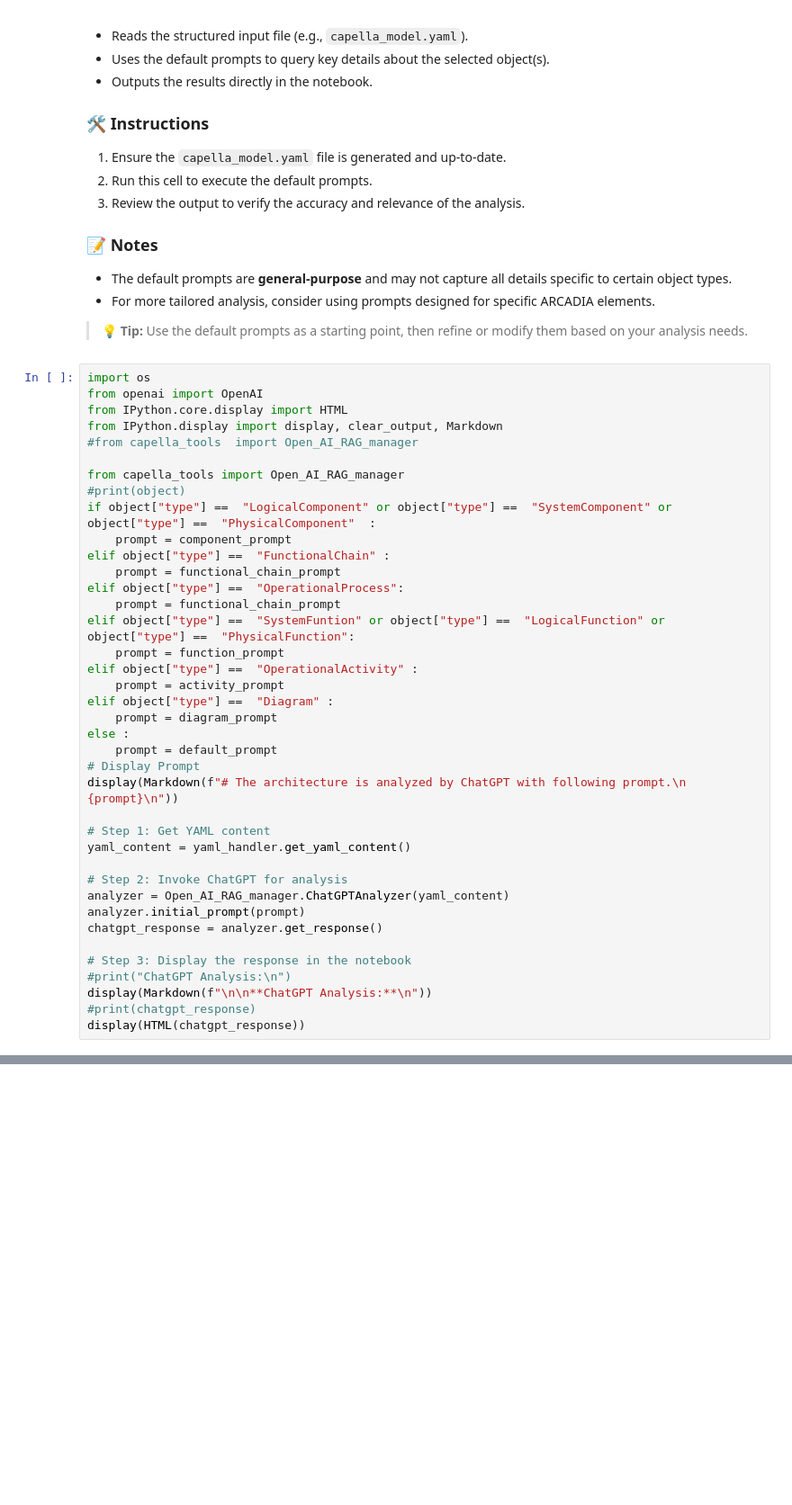
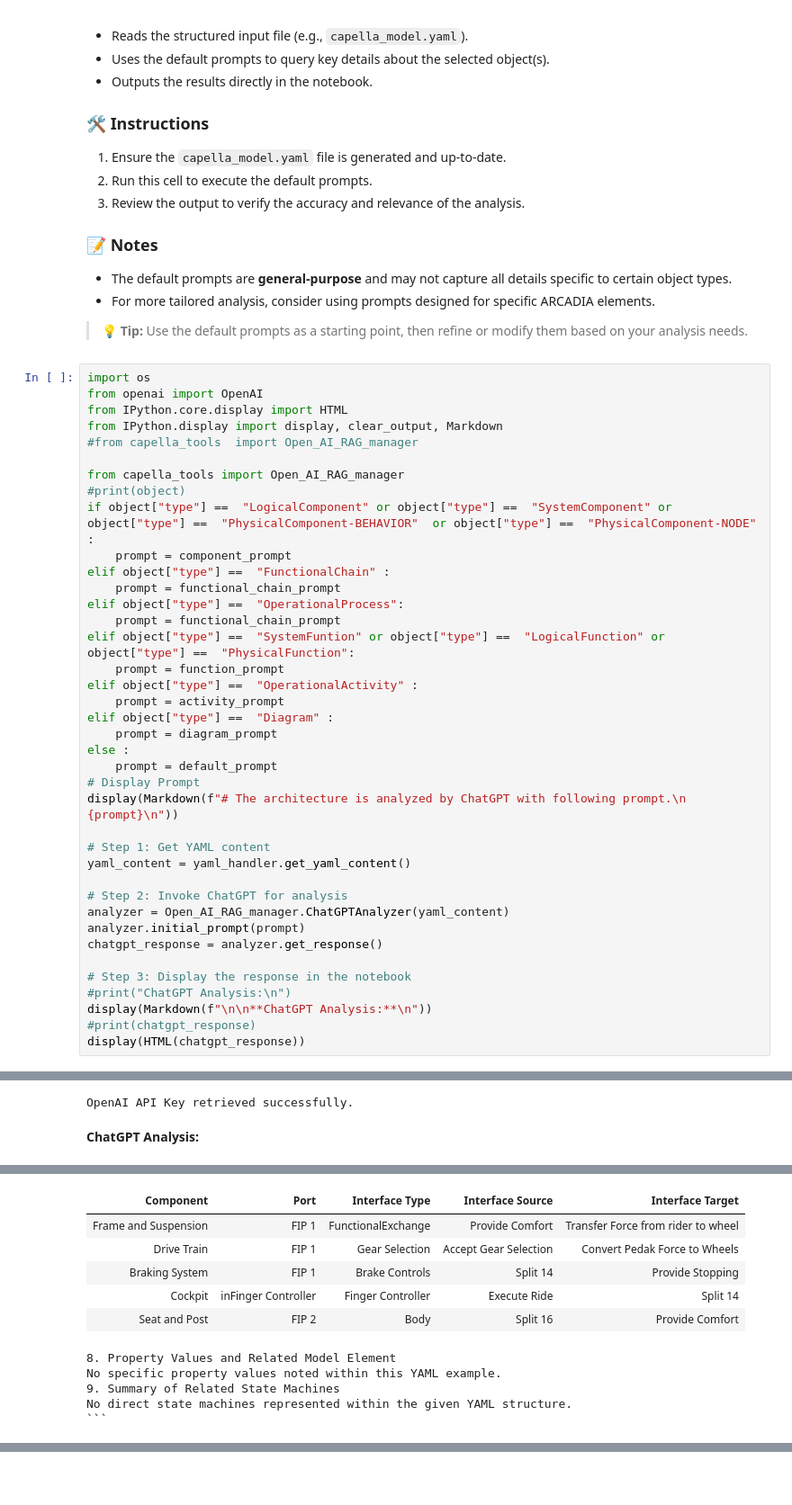
Before and after one commit to tkSDISW/Mountain_Bike, a Jupyter notebook: Mountain Bike/Notebooks/MBSE Assistant.ipynb, the cells around one changed output, grey strips where cells are left out. Shown at 90% size. Saved outputs shown, nothing was run; the diff lists cells and outputs as text; blank space fills up the shorter version.

````diff
--- a/Mountain Bike/Notebooks/MBSE Assistant.ipynb
+++ b/Mountain Bike/Notebooks/MBSE Assistant.ipynb
@@ -341,7 +334,7 @@ from IPython.display import display, clear_output, Markdown
 
 from capella_tools import Open_AI_RAG_manager
 #print(object)
-if object["type"] ==  "LogicalComponent" or object["type"] ==  "SystemComponent" or object["type"] ==  "PhysicalComponent"  :
+if object["type"] ==  "LogicalComponent" or object["type"] ==  "SystemComponent" or object["type"] ==  "PhysicalComponent-BEHAVIOR"  or object["type"] ==  "PhysicalComponent-NODE" :
     prompt = component_prompt
 elif object["type"] ==  "FunctionalChain" :
     prompt = functional_chain_prompt
@@ -371,3 +364,4 @@ chatgpt_response = analyzer.get_response()
 display(Markdown(f"\n\n**ChatGPT Analysis:**\n"))
 #print(chatgpt_response)
 display(HTML(chatgpt_response))
+# %% [output]
@@ -373,0 +380,4 @@ display(HTML(chatgpt_response))
+OpenAI API Key retrieved successfully.
+
+
+**ChatGPT Analysis:**
@@ -374,3 +401,14 @@ display(HTML(chatgpt_response))
+| Component | Port | Interface Type | Interface Source | Interface Target |
+| Frame and Suspension | FIP 1 | FunctionalExchange | Provide Comfort | Transfer Force from rider to wheel |
+| Drive Train | FIP 1 | Gear Selection | Accept Gear Selection | Convert Pedak Force to Wheels |
+| Braking System | FIP 1 | Brake Controls | Split 14 | Provide Stopping |
+| Cockpit | inFinger Controller | Finger Controller | Execute Ride | Split 14 |
+| Seat and Post | FIP 2 | Body | Split 16 | Provide Comfort |
+8. Property Values and Related Model Element
+No specific property values noted within this YAML example.
+9. Summary of Related State Machines
+No direct state machines represented within the given YAML structure.
+```
 # %% [markdown]
 ## ⚙️ Execute Followup Prompts
 
````
Also changed, not shown: parts of 7 cells of this notebook, 3 other files.
